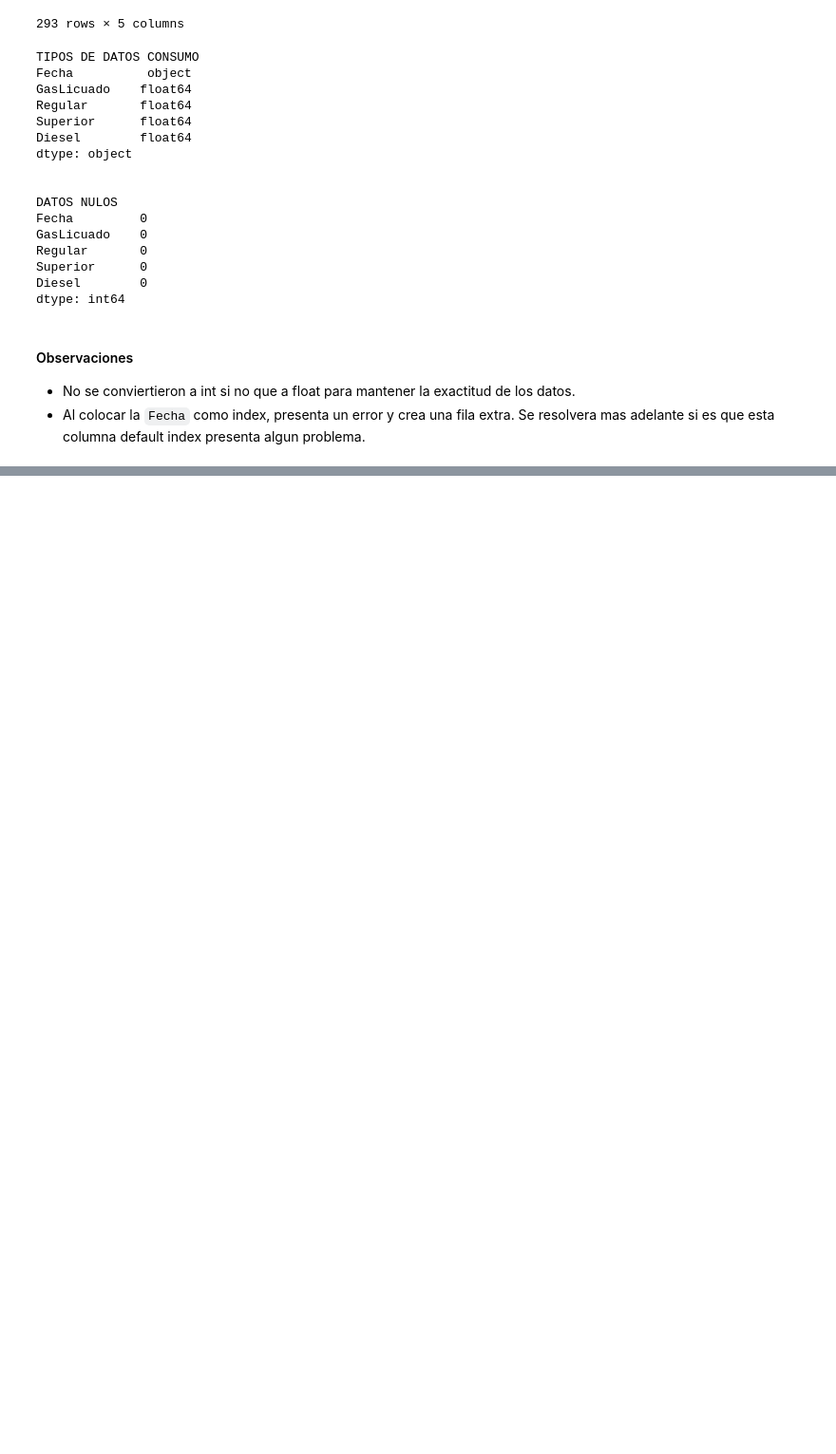
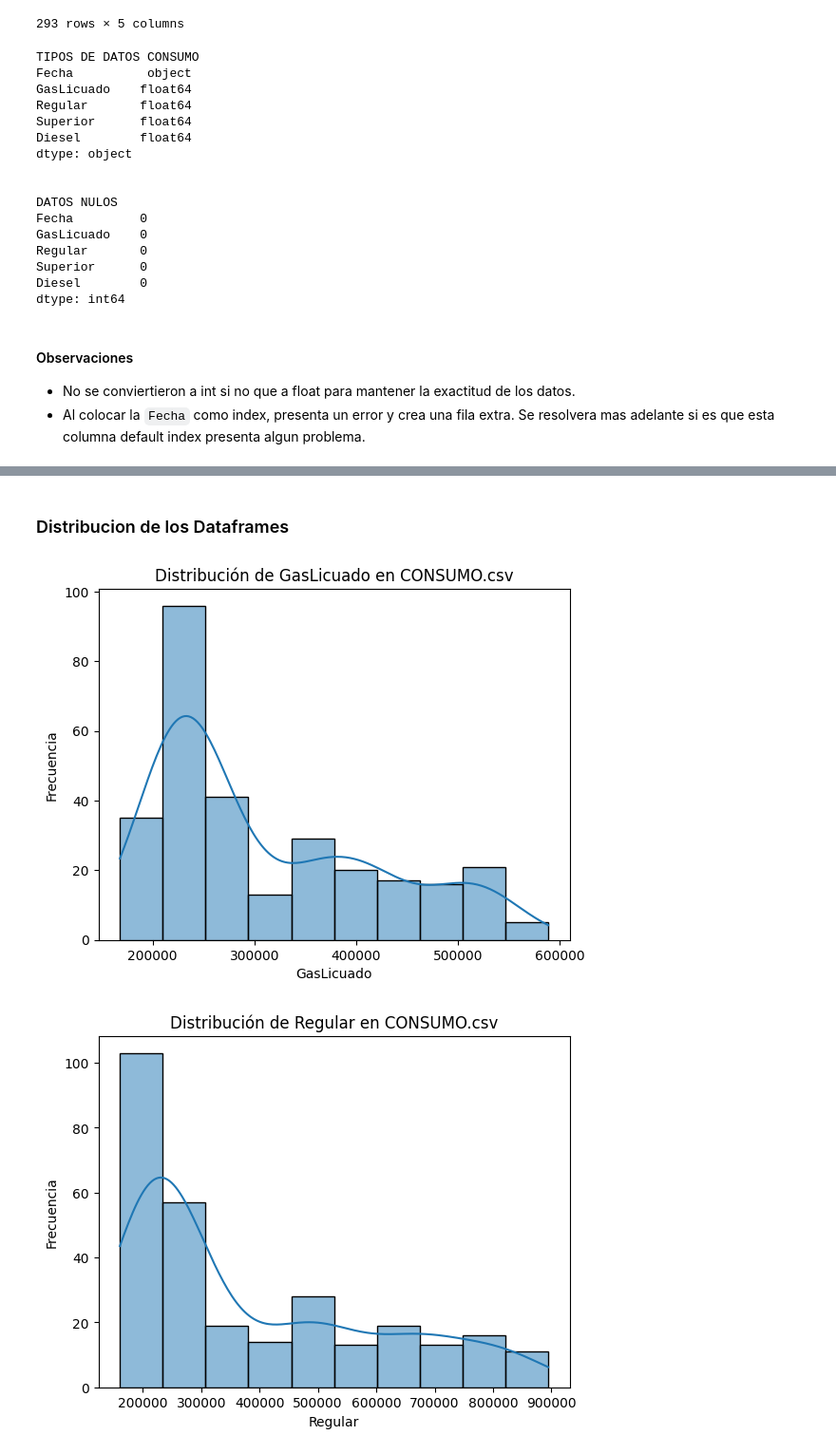
Before and after one commit to mariaRam2003/Laboratorio2-DataScience, a Jupyter notebook: EDA.ipynb, the cells around one changed output, grey strips where cells are left out. Shown at 95% size. Drawn from its saved outputs; the diff is of its cells as text; code cells hidden in the pictures; blank space fills up the shorter version.

```diff
--- a/EDA.ipynb
+++ b/EDA.ipynb
@@ -396,3 +405,24 @@ dtype: int64
 # %%
 # Guardar el archivo limpio
 precios_df.to_csv('data/cleanData/PRECIOS.csv', index=False)
+# %% [markdown]
+### Distribucion de los Dataframes
+# %%
+# Distribución del CONSUMO de los diferentes tipos de combustible
+import seaborn as sns
+import matplotlib.pyplot as plt
+import pandas as pd
+
+consumoClean = pd.read_csv('data/cleanData/CONSUMO.csv')
+
+# Histograma para cada tipo de combustible
+for col in ['GasLicuado', 'Regular', 'Superior', 'Diesel']:
+    plt.figure()
+    sns.histplot(consumoClean[col], kde=True)
+    plt.title(f'Distribución de {col} en CONSUMO.csv')
+    plt.xlabel(f'{col}')
+    plt.ylabel('Frecuencia')
+    plt.show()
+# %% [output]
+[figure, added]
+[figure, added]
```
Also changed, not shown: parts of 24 cells of this notebook, 9 other files.
